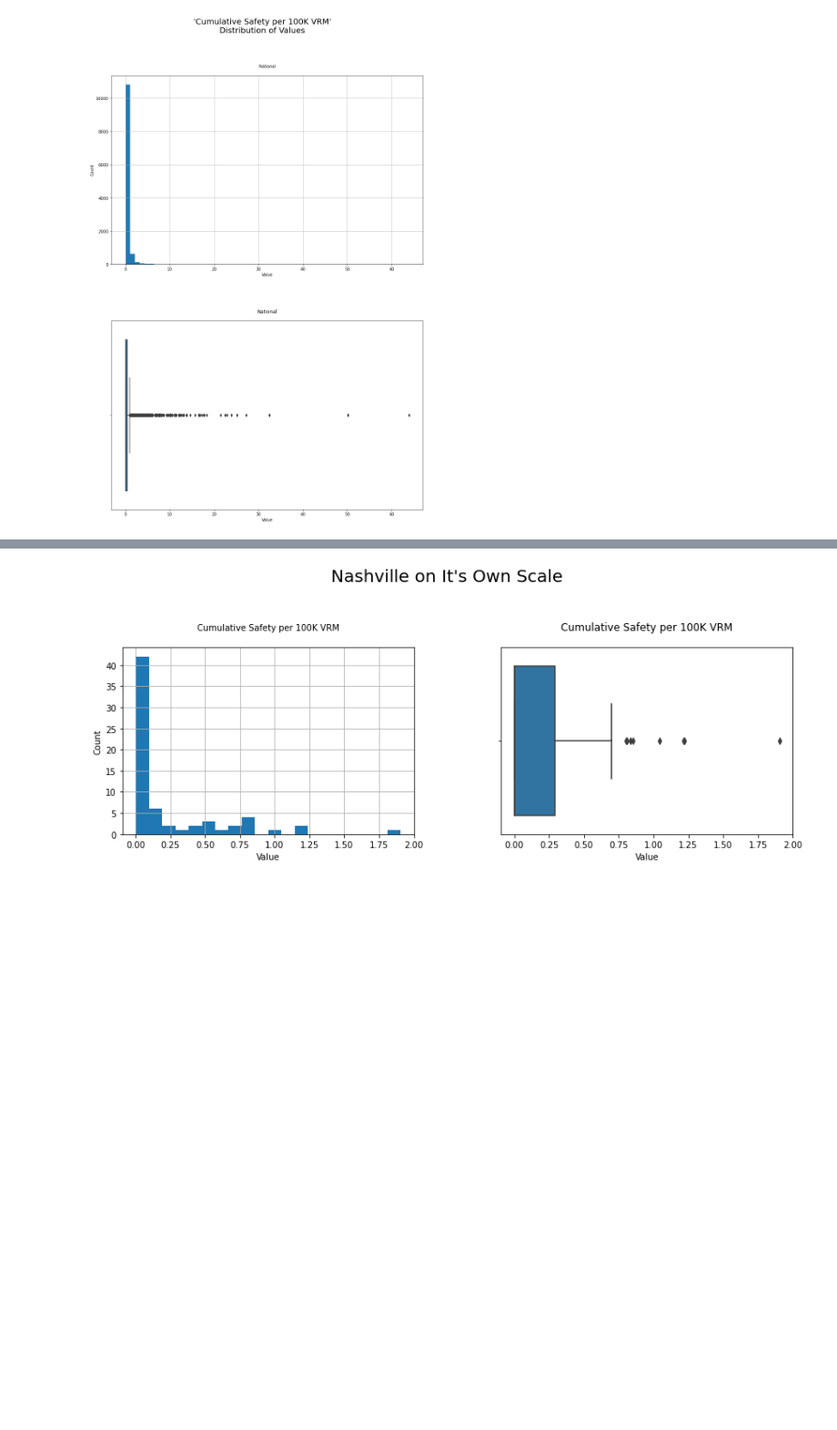
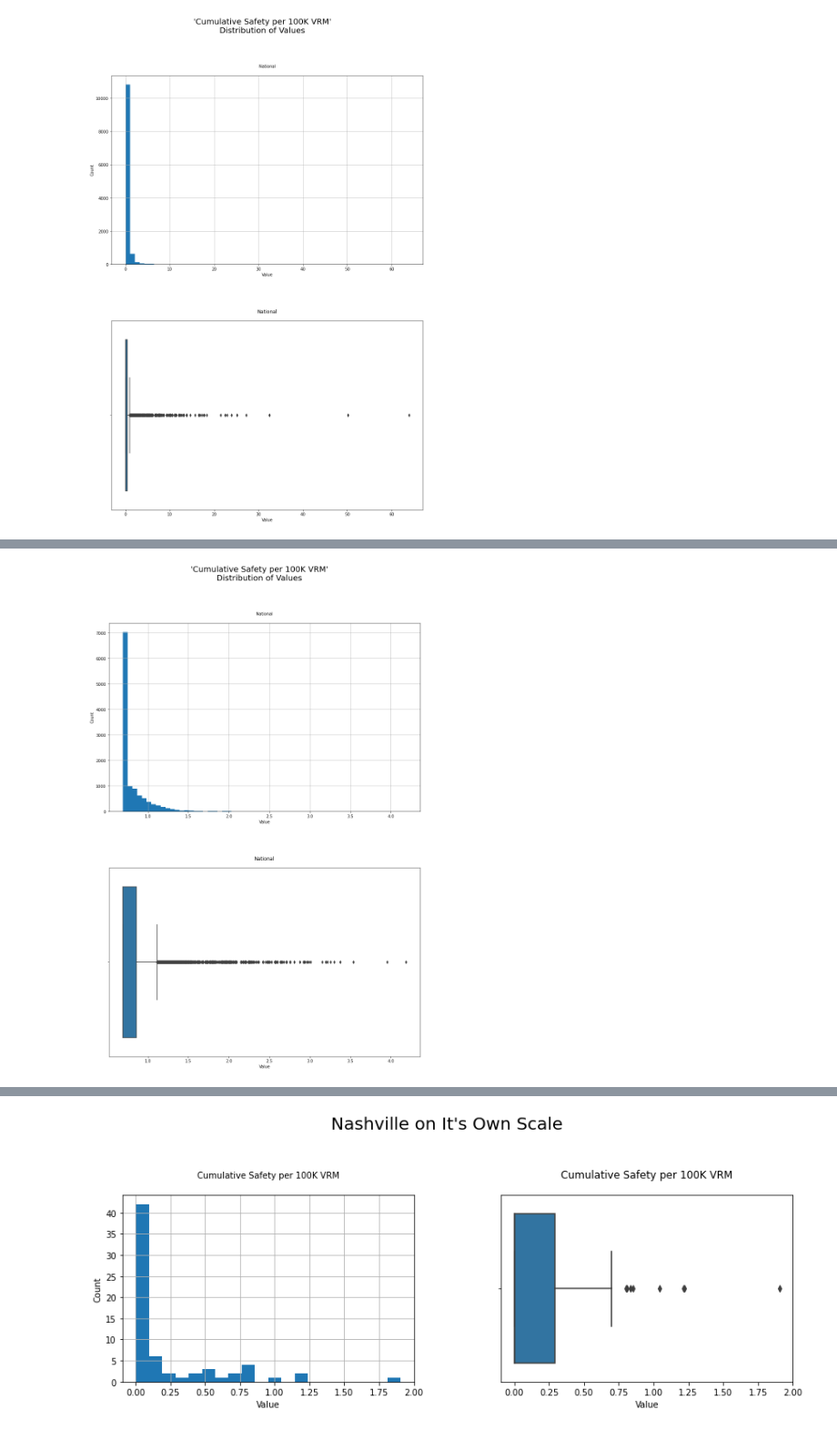
Before and after one commit to tamarahorne/Springboard, a Jupyter notebook: Capstone Project 2/notebooks/04_Preprocessing_and_Training.ipynb, the cells around one changed output, grey strips where cells are left out. Shown at 91% size. Saved outputs shown, nothing was run; the diff lists cells and outputs as text; code cells hidden in the pictures; blank space fills up the shorter version.

```diff
--- a/Capstone Project 2/notebooks/04_Preprocessing_and_Training.ipynb
+++ b/Capstone Project 2/notebooks/04_Preprocessing_and_Training.ipynb
@@ -652,0 +676,15 @@ Name: Cumulative Safety per 100K VRM, Length: 4532, dtype: float64
+# %%
+fig, ax =plt.subplots(2,1,figsize=(14,20), sharex=False)
+fig.suptitle("'Cumulative Safety per 100K VRM'\nDistribution of Values", fontsize=20)
+
+
+National_annual.hist('Cumulative Safety per 100K VRM', bins=60, ax=ax[0])
+ax[0].set_title("National", fontsize=10, pad=20)
+ax[0].set_xlabel("Value")
+ax[0].set_ylabel("Count")
+
+sns.boxplot(data=National_annual, x='Cumulative Safety per 100K VRM', ax=ax[1])
+ax[1].set_title('National', fontsize=12, pad=20)
+ax[1].set_xlabel("Value");
+# %% [output]
+[figure, added]
```
Also changed, not shown: parts of 48 cells of this notebook.
